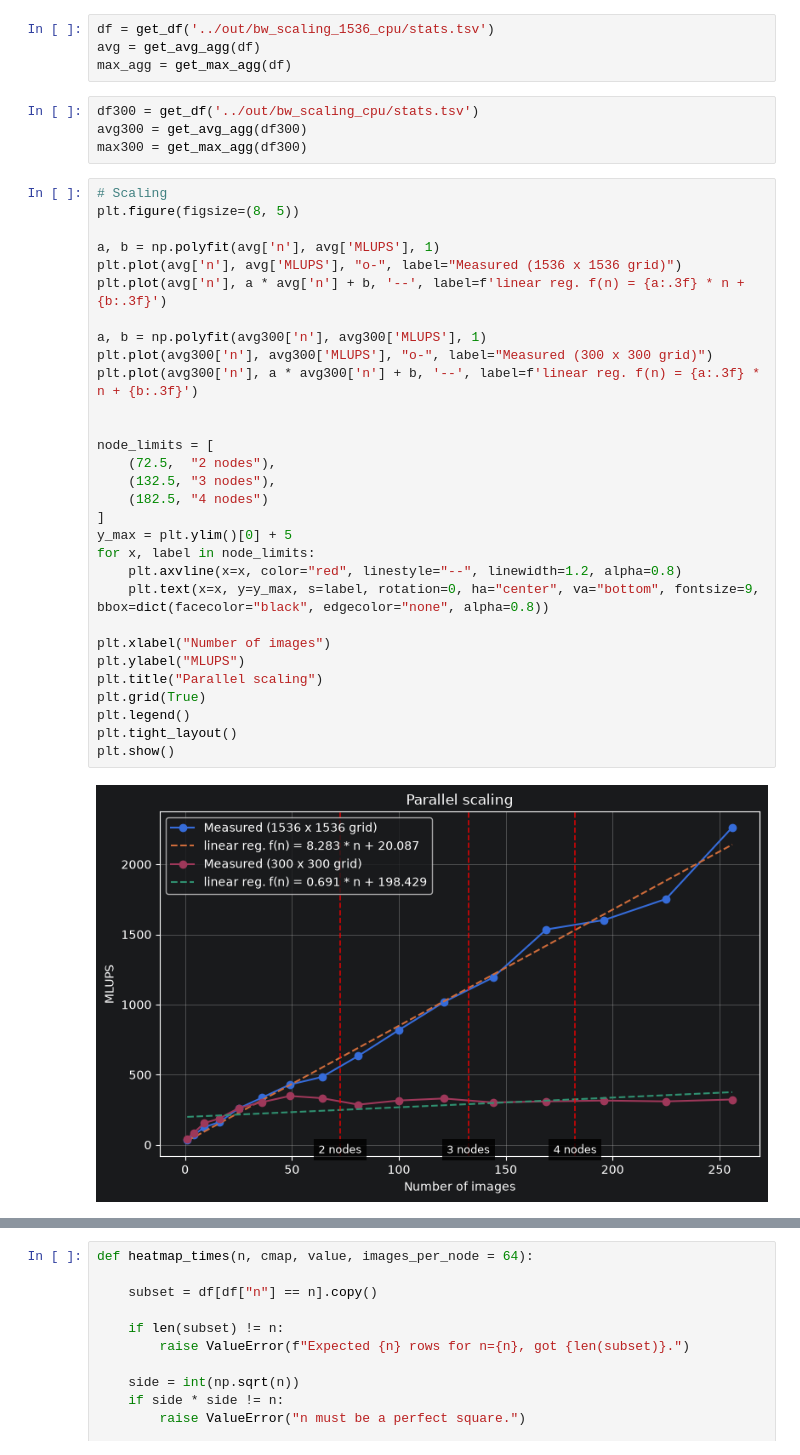
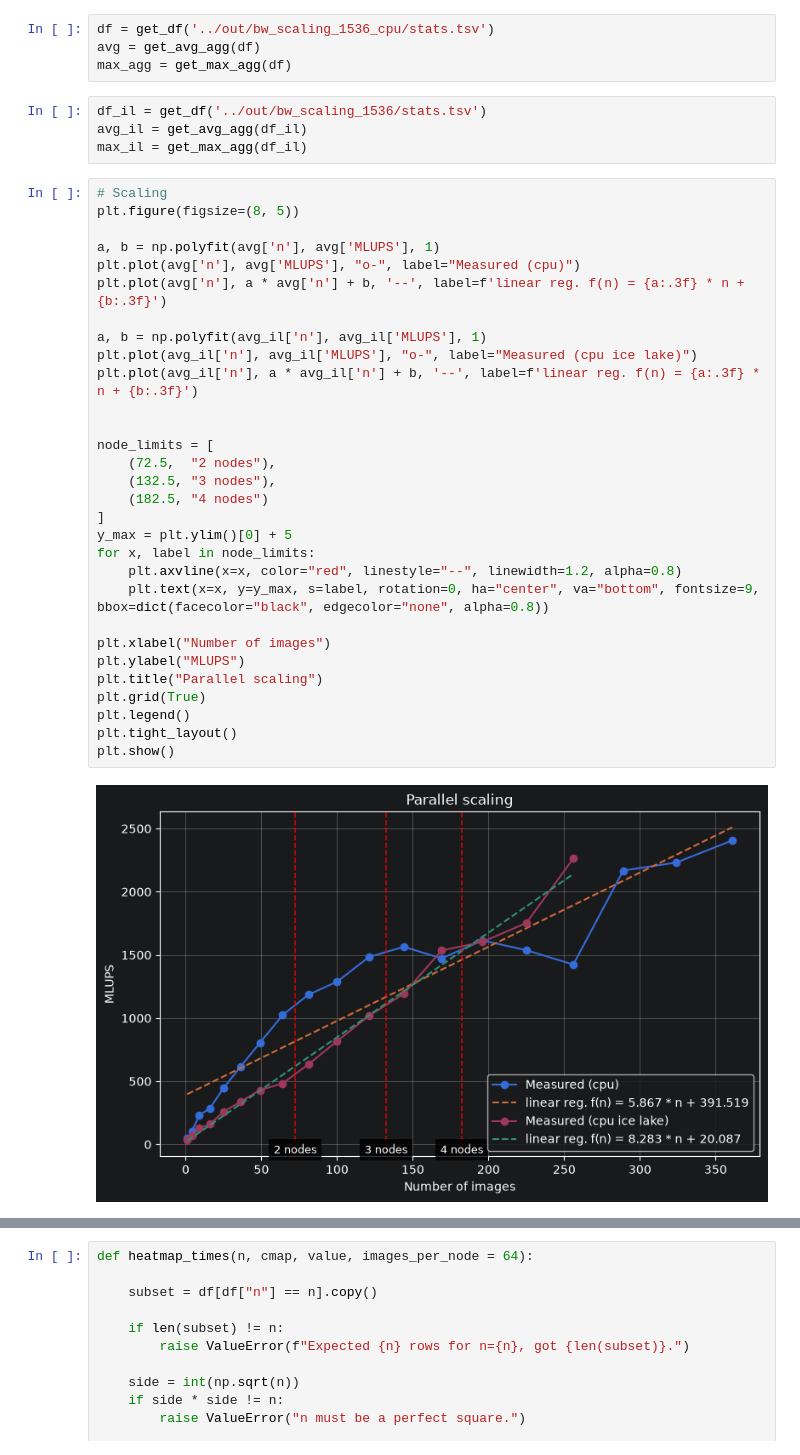
Before and after one commit to FranekM/Lattice-Boltzmann-D2Q9-Solver-in-Fortran, a Jupyter notebook: eval/evaluation.ipynb, the cells around one changed output, grey strips where cells are left out. Saved outputs shown, nothing was run; the diff lists cells and outputs as text.

Commit message:
scaling cpu results

```diff
--- a/eval/evaluation.ipynb
+++ b/eval/evaluation.ipynb
@@ -150,41 +150,41 @@ df = get_df('../out/bw_scaling_1536_cpu/stats.tsv')
 avg = get_avg_agg(df)
 max_agg = get_max_agg(df)
 # %%
-df300 = get_df('../out/bw_scaling_cpu/stats.tsv')
-avg300 = get_avg_agg(df300)
-max300 = get_max_agg(df300)
+df_il = get_df('../out/bw_scaling_1536/stats.tsv')
+avg_il = get_avg_agg(df_il)
+max_il = get_max_agg(df_il)
 # %%
 # Scaling
 plt.figure(figsize=(8, 5))
 
 a, b = np.polyfit(avg['n'], avg['MLUPS'], 1)
-plt.plot(avg['n'], avg['MLUPS'], "o-", label="Measured (1536 x 1536 grid)")
+plt.plot(avg['n'], avg['MLUPS'], "o-", label="Measured (cpu)")
 plt.plot(avg['n'], a * avg['n'] + b, '--', label=f'linear reg. f(n) = {a:.3f} * n + {b:.3f}')
 
-a, b = np.polyfit(avg300['n'], avg300['MLUPS'], 1)
-plt.plot(avg300['n'], avg300['MLUPS'], "o-", label="Measured (300 x 300 grid)")
-plt.plot(avg300['n'], a * avg300['n'] + b, '--', label=f'linear reg. f(n) = {a:.3f} * n + {b:.3f}')
+a, b = np.polyfit(avg_il['n'], avg_il['MLUPS'], 1)
+plt.plot(avg_il['n'], avg_il['MLUPS'], "o-", label="Measured (cpu ice lake)")
+plt.plot(avg_il['n'], a * avg_il['n'] + b, '--', label=f'linear reg. f(n) = {a:.3f} * n + {b:.3f}')
 
 
 node_limits = [
     (72.5,  "2 nodes"),
     (132.5, "3 nodes"),
     (182.5, "4 nodes")
 ]
 y_max = plt.ylim()[0] + 5
 for x, label in node_limits:
     plt.axvline(x=x, color="red", linestyle="--", linewidth=1.2, alpha=0.8)
     plt.text(x=x, y=y_max, s=label, rotation=0, ha="center", va="bottom", fontsize=9, bbox=dict(facecolor="black", edgecolor="none", alpha=0.8))
 
 plt.xlabel("Number of images")
 plt.ylabel("MLUPS")
 plt.title("Parallel scaling")
 plt.grid(True)
 plt.legend()
 plt.tight_layout()
 plt.show()
 # %% [output]
-[figure, old version]
+[figure, new version]
 # %%
 # Speedup
 plt.figure(figsize=(8, 5))
```
Also changed, not shown: parts of 15 cells of this notebook, 1 other file.
